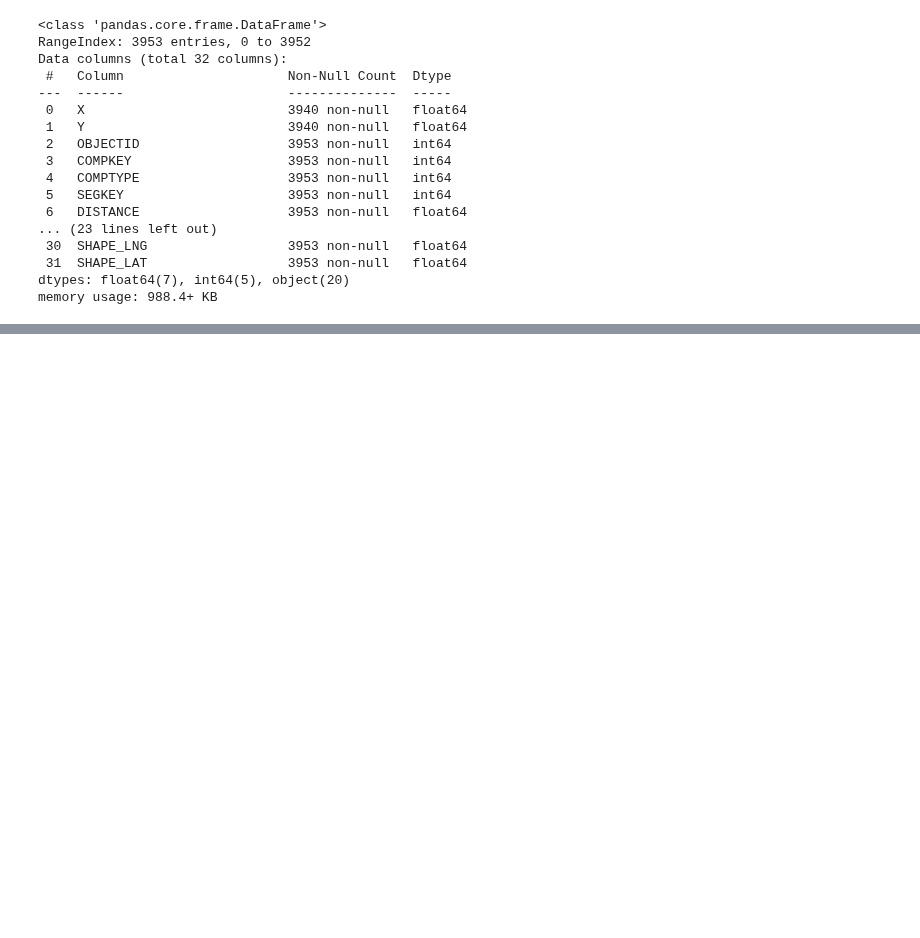
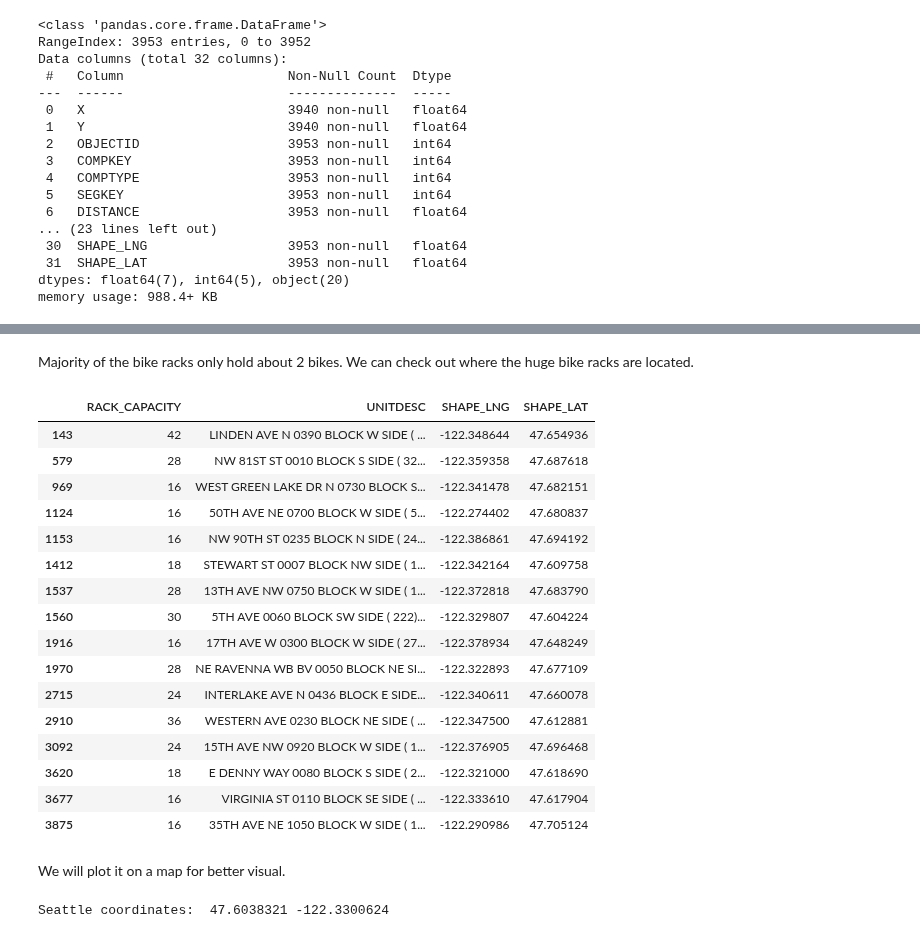
Before and after one commit to DataCircles/traffic_collisions_ml_team1, a Jupyter notebook: notebooks/data_report.ipynb, the cells around one changed output, grey strips where cells are left out. Cells and saved outputs as stored; diff of their text form; code cells hidden in the pictures; blank space fills up the shorter version.

```diff
--- a/notebooks/data_report.ipynb
+++ b/notebooks/data_report.ipynb
@@ -477,0 +495,36 @@ bikeracks.describe()
+# %% [markdown]
+Majority of the bike racks only hold about 2 bikes. We can check out where the huge bike racks are located.
+# %%
+huge_bikeracks = bikeracks[bikeracks['RACK_CAPACITY'] > 15][['RACK_CAPACITY', 'UNITDESC', 'SHAPE_LNG', 'SHAPE_LAT']]
+huge_bikeracks
+# %% [output]
+|  | RACK_CAPACITY | UNITDESC | SHAPE_LNG | SHAPE_LAT |
+| 143 | 42 | LINDEN AVE N 0390 BLOCK W SIDE ( ... | -122.348644 | 47.654936 |
+| 579 | 28 | NW 81ST ST 0010 BLOCK S SIDE ( 32... | -122.359358 | 47.687618 |
+| 969 | 16 | WEST GREEN LAKE DR N 0730 BLOCK S... | -122.341478 | 47.682151 |
+| 1124 | 16 | 50TH AVE NE 0700 BLOCK W SIDE ( 5... | -122.274402 | 47.680837 |
+| 1153 | 16 | NW 90TH ST 0235 BLOCK N SIDE ( 24... | -122.386861 | 47.694192 |
+| 1412 | 18 | STEWART ST 0007 BLOCK NW SIDE ( 1... | -122.342164 | 47.609758 |
+| 1537 | 28 | 13TH AVE NW 0750 BLOCK W SIDE ( 1... | -122.372818 | 47.683790 |
+| 1560 | 30 | 5TH AVE 0060 BLOCK SW SIDE ( 222)... | -122.329807 | 47.604224 |
+| 1916 | 16 | 17TH AVE W 0300 BLOCK W SIDE ( 27... | -122.378934 | 47.648249 |
+| 1970 | 28 | NE RAVENNA WB BV 0050 BLOCK NE SI... | -122.322893 | 47.677109 |
+| 2715 | 24 | INTERLAKE AVE N 0436 BLOCK E SIDE... | -122.340611 | 47.660078 |
+| 2910 | 36 | WESTERN AVE 0230 BLOCK NE SIDE ( ... | -122.347500 | 47.612881 |
+| 3092 | 24 | 15TH AVE NW 0920 BLOCK W SIDE ( 1... | -122.376905 | 47.696468 |
+| 3620 | 18 | E DENNY WAY 0080 BLOCK S SIDE ( 2... | -122.321000 | 47.618690 |
+| 3677 | 16 | VIRGINIA ST 0110 BLOCK SE SIDE ( ... | -122.333610 | 47.617904 |
+| 3875 | 16 | 35TH AVE NE 1050 BLOCK W SIDE ( 1... | -122.290986 | 47.705124 |
+# %% [markdown]
+We will plot it on a map for better visual.
+# %%
+# Grab general lat&long for Seattle, WA map
+sea_address = 'Seattle, WA'
+
+sea_geolocator = Nominatim(user_agent='foursquare_agent')
+sea_location = sea_geolocator.geocode(sea_address)
+sea_latitude = sea_location.latitude
+sea_longitude = sea_location.longitude
+print('Seattle coordinates: ', sea_latitude, sea_longitude)
+# %% [output]
+Seattle coordinates:  47.6038321 -122.3300624
```
Also changed, not shown: parts of 10 cells of this notebook.
